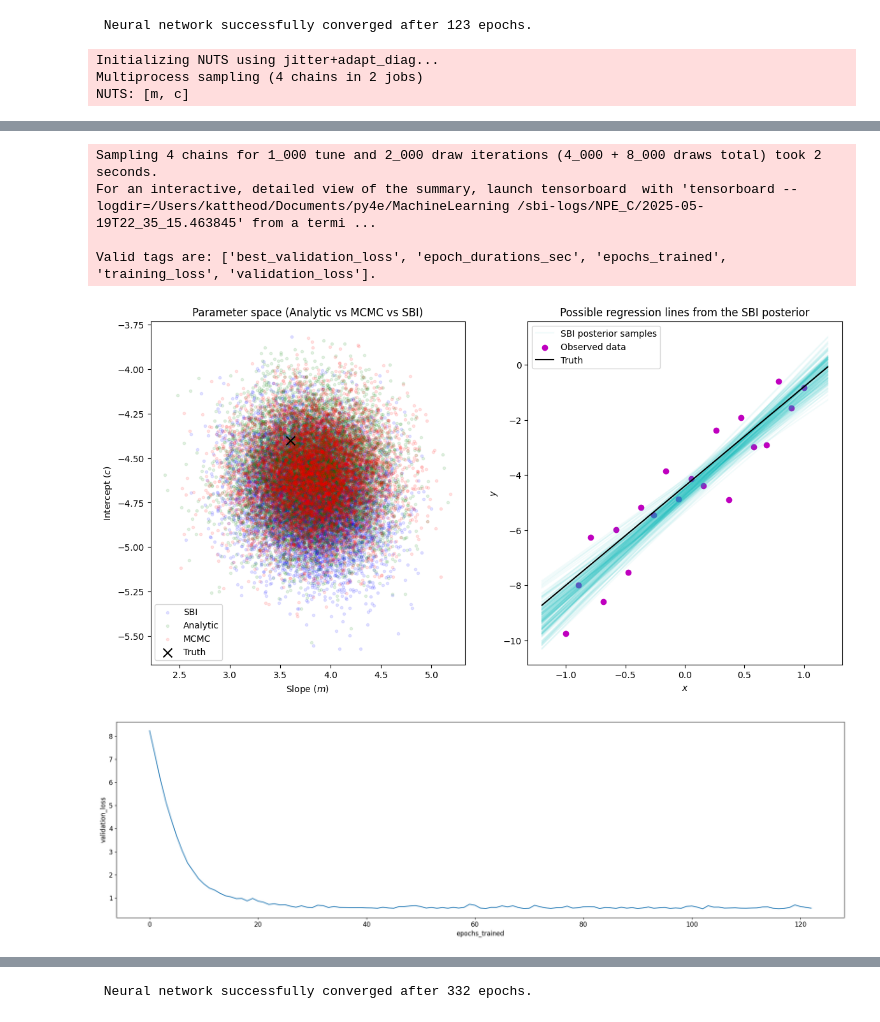
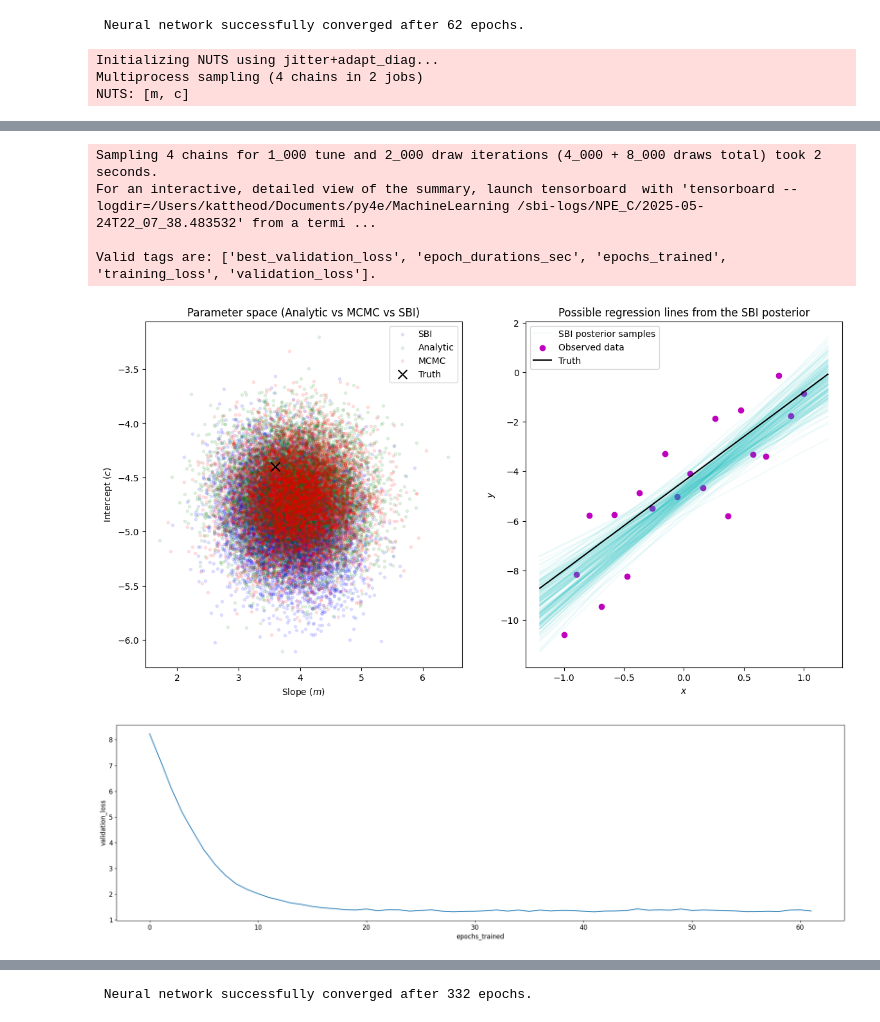
Before and after one commit to n3vSvZ/SBI_Project2b, a Jupyter notebook: Linear Regression/sbi_linear_regression_exploring_settings.ipynb, the cells around one changed output, grey strips where cells are left out. Saved outputs shown, nothing was run; the diff lists cells and outputs as text; code cells hidden in the pictures.

```diff
--- a/Linear Regression/sbi_linear_regression_exploring_settings.ipynb
+++ b/Linear Regression/sbi_linear_regression_exploring_settings.ipynb
@@ -182,15 +200,15 @@ Valid tags are: ['best_validation_loss', 'epoch_durations_sec', 'epochs_trained'
 # %%
-run_experiment(sigma_noise=1.0) # high noise
+run_experiment(sigma_noise=1.5) # high noise
 # %% [output]
- Neural network successfully converged after 123 epochs.
+ Neural network successfully converged after 62 epochs.
 Initializing NUTS using jitter+adapt_diag...
 Multiprocess sampling (4 chains in 2 jobs)
 NUTS: [m, c]
 [interactive output not drawn]
 [interactive output not drawn]
 Sampling 4 chains for 1_000 tune and 2_000 draw iterations (4_000 + 8_000 draws total) took 2 seconds.
-For an interactive, detailed view of the summary, launch tensorboard  with 'tensorboard --logdir=/Users/kattheod/Documents/py4e/MachineLearning /sbi-logs/NPE_C/2025-05-19T22_35_15.463845' from a termi ...
+For an interactive, detailed view of the summary, launch tensorboard  with 'tensorboard --logdir=/Users/kattheod/Documents/py4e/MachineLearning /sbi-logs/NPE_C/2025-05-24T22_07_38.483532' from a termi ...
 
 Valid tags are: ['best_validation_loss', 'epoch_durations_sec', 'epochs_trained', 'training_loss', 'validation_loss'].
-[figure, old version]
+[figure, new version]
-[figure, old version]
+[figure, new version]
```
Also changed, not shown: parts of 5 cells of this notebook.
